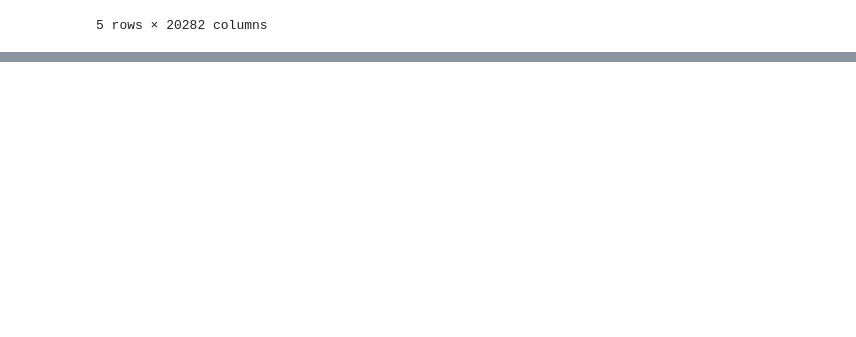
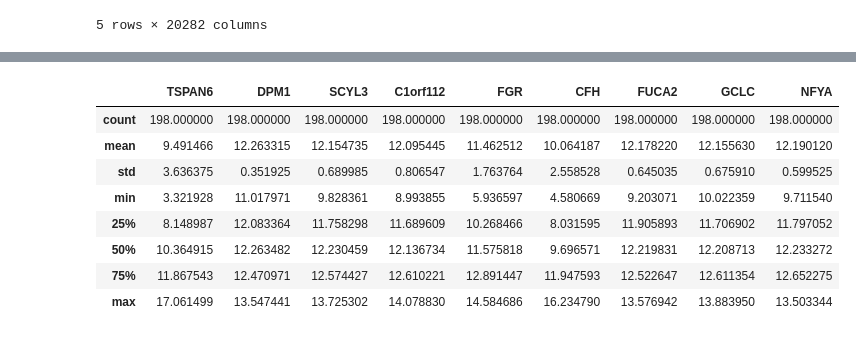
Before and after one commit to Eden5165/workshop_genomic, a Jupyter notebook: test_norm_utils.ipynb, the cells around one changed output, grey strips where cells are left out. Saved outputs shown, nothing was run; the diff lists cells and outputs as text; code cells hidden in the pictures; blank space fills up the shorter version.

Commit message:
norm_utils->gene_exp_log_trans

```diff
--- a/test_norm_utils.ipynb
+++ b/test_norm_utils.ipynb
@@ -105,0 +108,6 @@ tcga_rna_sum_mil.head()
+# %%
+beat_rna_log_1 = norm_utils.gene_exp_log_trans(beat_rna_sum_1, 1)
+beat_rna_log_mill = norm_utils.gene_exp_log_trans(beat_rna_sum_mil, 1000000)
+
+tcga_rna_log_1 = norm_utils.gene_exp_log_trans(tcga_rna_sum_1, 1)
+tcga_rna_log_mill = norm_utils.gene_exp_log_trans(tcga_rna_sum_mil, 1000000)
@@ -105,0 +126,12 @@ tcga_rna_sum_mil.head()
+# %%
+beat_rna_log_mill.iloc[:, :10].describe()
+# %% [output]
+|  | TSPAN6 | DPM1 | SCYL3 | C1orf112 | FGR | CFH | FUCA2 | GCLC | NFYA |
+| count | 198.000000 | 198.000000 | 198.000000 | 198.000000 | 198.000000 | 198.000000 | 198.000000 | 198.000000 | 198.000000 |
+| mean | 9.491466 | 12.263315 | 12.154735 | 12.095445 | 11.462512 | 10.064187 | 12.178220 | 12.155630 | 12.190120 |
+| std | 3.636375 | 0.351925 | 0.689985 | 0.806547 | 1.763764 | 2.558528 | 0.645035 | 0.675910 | 0.599525 |
+| min | 3.321928 | 11.017971 | 9.828361 | 8.993855 | 5.936597 | 4.580669 | 9.203071 | 10.022359 | 9.711540 |
+| 25% | 8.148987 | 12.083364 | 11.758298 | 11.689609 | 10.268466 | 8.031595 | 11.905893 | 11.706902 | 11.797052 |
+| 50% | 10.364915 | 12.263482 | 12.230459 | 12.136734 | 11.575818 | 9.696571 | 12.219831 | 12.208713 | 12.233272 |
+| 75% | 11.867543 | 12.470971 | 12.574427 | 12.610221 | 12.891447 | 11.947593 | 12.522647 | 12.611354 | 12.652275 |
+| max | 17.061499 | 13.547441 | 13.725302 | 14.078830 | 14.584686 | 16.234790 | 13.576942 | 13.883950 | 13.503344 |
```
Also changed, not shown: parts of 4 cells of this notebook, 1 other file.
